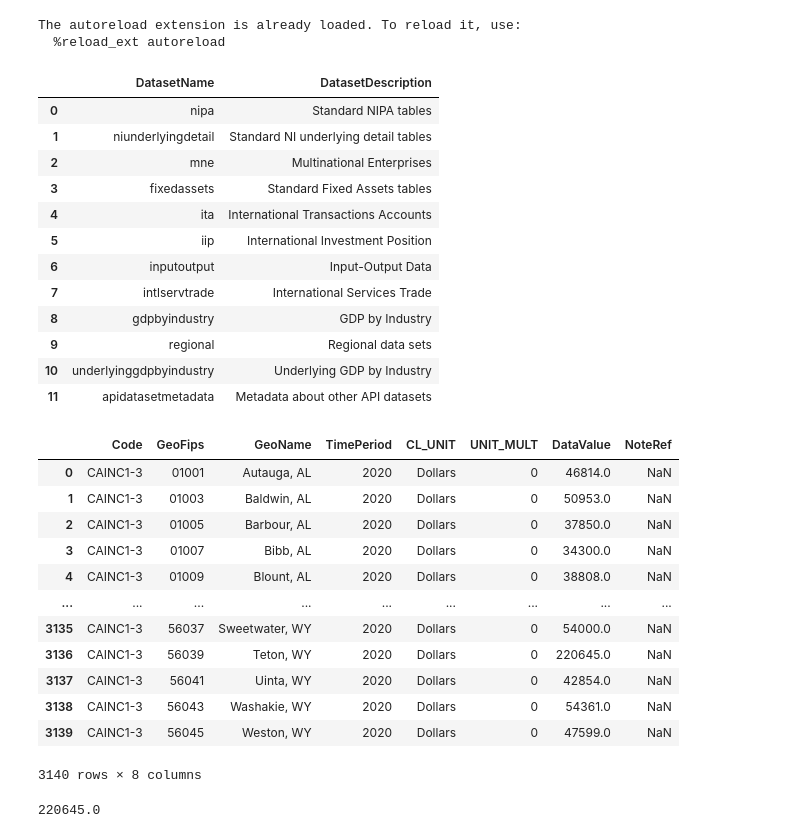
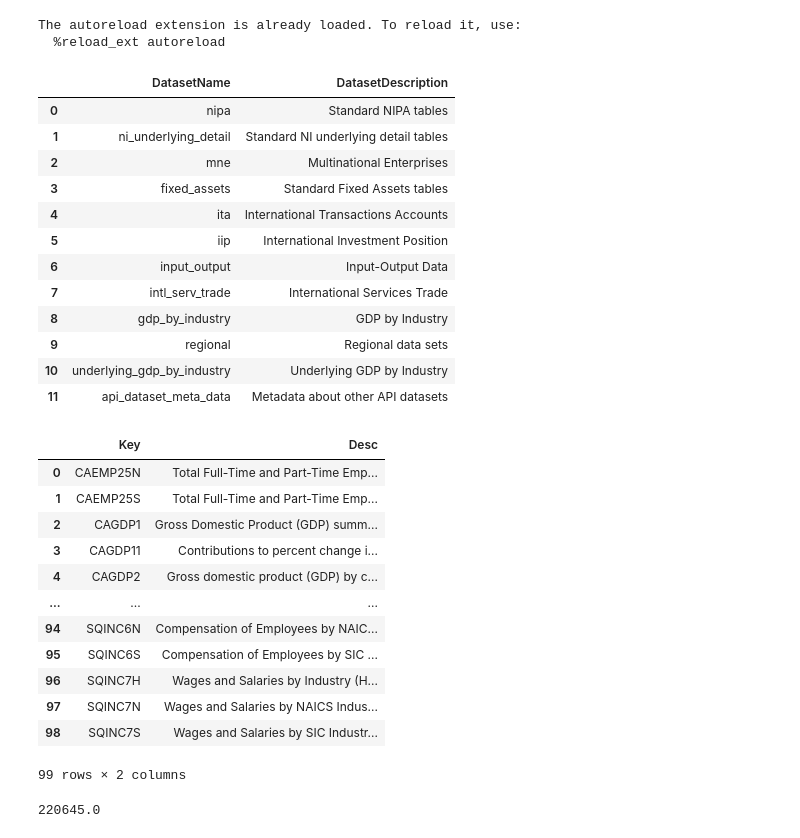
Before and after one commit to noahtech90/BEA---API, a Jupyter notebook: explore.ipynb, the cells around one changed output. Drawn from its saved outputs; the diff is of its cells as text; code cells hidden in the pictures.

Commit message:
mapping access table failures

```diff
--- a/explore.ipynb
+++ b/explore.ipynb
@@ -7,7 +7,7 @@
 
 import pandas as pd
 from common import time_frame_data
-from common import clean_data, time_frame, time_frame_data, county_chloropleth, state_choropleth, to_df
+from common import clean_data, time_frame, time_frame_data, county_chloropleth, state_choropleth, to_df, convert_snake_case, convert_dataset_to_method
 from urllib.request import urlopen
 import plotly.graph_objects as go
 from settings import *
@@ -21,48 +21,47 @@ from models.base import BEA
 bea = BEA()
 years = time_frame(25)
 df = pd.DataFrame(bea.meta.get_available_data_sets()['BEAAPI']['Results']['Dataset'])
-df['DatasetName'] = df['DatasetName'].str.lower()
-df
 # %% [output]
 The autoreload extension is already loaded. To reload it, use:
   %reload_ext autoreload
 |  | DatasetName | DatasetDescription |
 | 0 | nipa | Standard NIPA tables |
-| 1 | niunderlyingdetail | Standard NI underlying detail tables |
+| 1 | ni_underlying_detail | Standard NI underlying detail tables |
 | 2 | mne | Multinational Enterprises |
-| 3 | fixedassets | Standard Fixed Assets tables |
+| 3 | fixed_assets | Standard Fixed Assets tables |
 | 4 | ita | International Transactions Accounts |
 | 5 | iip | International Investment Position |
-| 6 | inputoutput | Input-Output Data |
-| 7 | intlservtrade | International Services Trade |
-| 8 | gdpbyindustry | GDP by Industry |
+| 6 | input_output | Input-Output Data |
+| 7 | intl_serv_trade | International Services Trade |
+| 8 | gdp_by_industry | GDP by Industry |
 | 9 | regional | Regional data sets |
-| 10 | underlyinggdpbyindustry | Underlying GDP by Industry |
-| 11 | apidatasetmetadata | Metadata about other API datasets |
+| 10 | underlying_gdp_by_industry | Underlying GDP by Industry |
+| 11 | api_dataset_meta_data | Metadata about other API datasets |
 # %%
 #bea.input_output.show_tables()
-#bea.regional.show_tables()
-df = to_df(bea.regional.access_table(table_id='CAINC1', line_code=3))
+df = bea.regional.show_tables()
+#df = to_df(bea.regional.access_table(table_id='CAINC1', line_code=3))
 #bea.regional.get_parameter_values('CAINC1', 'LineCode')
-df = clean_data(df)
-df
+#df = clean_data(df)
+#county_chloropleth(df)
 
 
 #df = time_frame_data(bea.fixed_assets, 'FAAt101', years=20, iloc=1)
+to_df(df)
 # %% [output]
-|  | Code | GeoFips | GeoName | TimePeriod | CL_UNIT | UNIT_MULT | DataValue | NoteRef |
-| 0 | CAINC1-3 | 01001 | Autauga, AL | 2020 | Dollars | 0 | 46814.0 | NaN |
-| 1 | CAINC1-3 | 01003 | Baldwin, AL | 2020 | Dollars | 0 | 50953.0 | NaN |
-| 2 | CAINC1-3 | 01005 | Barbour, AL | 2020 | Dollars | 0 | 37850.0 | NaN |
-| 3 | CAINC1-3 | 01007 | Bibb, AL | 2020 | Dollars | 0 | 34300.0 | NaN |
-| 4 | CAINC1-3 | 01009 | Blount, AL | 2020 | Dollars | 0 | 38808.0 | NaN |
-| ... | ... | ... | ... | ... | ... | ... | ... | ... |
-| 3135 | CAINC1-3 | 56037 | Sweetwater, WY | 2020 | Dollars | 0 | 54000.0 | NaN |
-| 3136 | CAINC1-3 | 56039 | Teton, WY | 2020 | Dollars | 0 | 220645.0 | NaN |
-| 3137 | CAINC1-3 | 56041 | Uinta, WY | 2020 | Dollars | 0 | 42854.0 | NaN |
-| 3138 | CAINC1-3 | 56043 | Washakie, WY | 2020 | Dollars | 0 | 54361.0 | NaN |
-| 3139 | CAINC1-3 | 56045 | Weston, WY | 2020 | Dollars | 0 | 47599.0 | NaN |
+|  | Key | Desc |
+| 0 | CAEMP25N | Total Full-Time and Part-Time Emp... |
+| 1 | CAEMP25S | Total Full-Time and Part-Time Emp... |
+| 2 | CAGDP1 | Gross Domestic Product (GDP) summ... |
+| 3 | CAGDP11 | Contributions to percent change i... |
+| 4 | CAGDP2 | Gross domestic product (GDP) by c... |
+| ... | ... | ... |
+| 94 | SQINC6N | Compensation of Employees by NAIC... |
+| 95 | SQINC6S | Compensation of Employees by SIC ... |
+| 96 | SQINC7H | Wages and Salaries by Industry (H... |
+| 97 | SQINC7N | Wages and Salaries by NAICS Indus... |
+| 98 | SQINC7S | Wages and Salaries by SIC Industr... |
-3140 rows × 8 columns
+99 rows × 2 columns
 # %%
 df['DataValue'].max()
 # %% [output]
```
Also changed, not shown: 3 other files.
